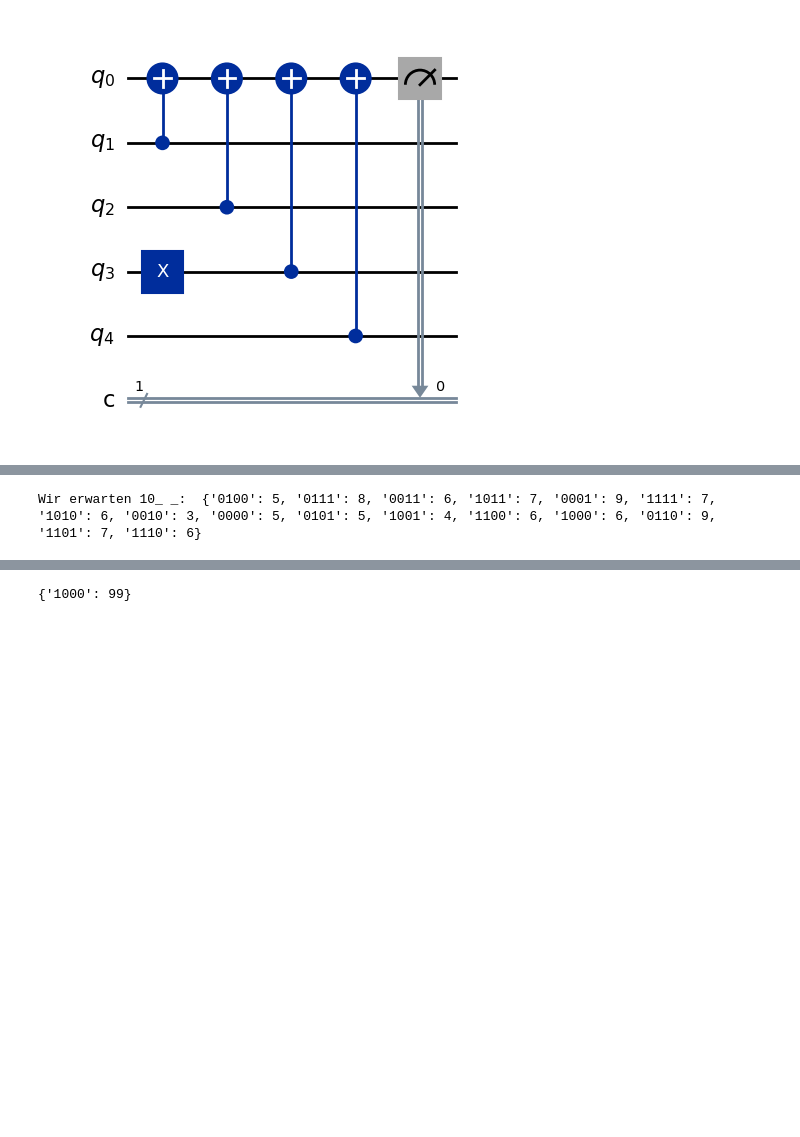
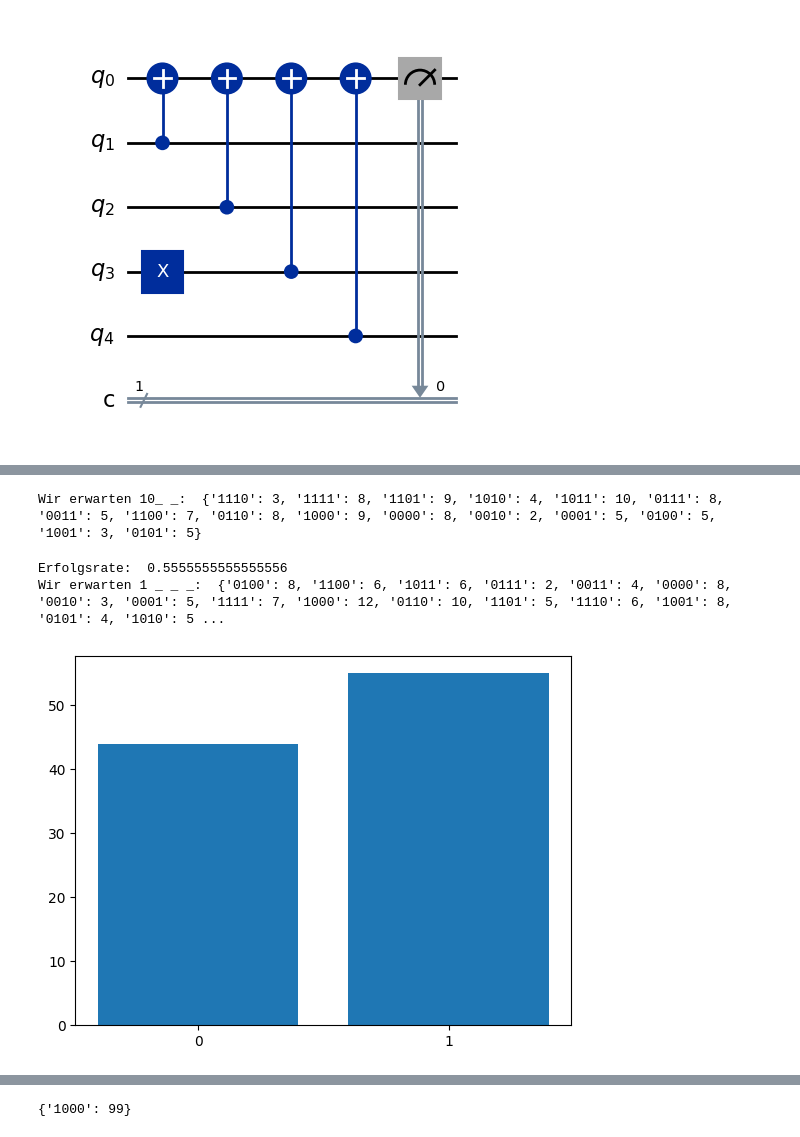
Before and after one commit to RicemanBoy/qc_researchproject, a Jupyter notebook: Rotated Surface Code/Eigener Surface Code.ipynb, the cells around one changed output, grey strips where cells are left out. Cells and saved outputs as stored; diff of their text form; code cells hidden in the pictures; blank space fills up the shorter version.

```diff
--- a/Rotated Surface Code/Eigener Surface Code.ipynb
+++ b/Rotated Surface Code/Eigener Surface Code.ipynb
@@ -657,5 +719,5 @@ print(counts)
 # %%
-depolarizing_prob = 0.1
+depolarizing_prob = 0.03
 dep_error = depolarizing_error(depolarizing_prob, 1)
 dep_error_2q = depolarizing_error(depolarizing_prob, 2)
 
@@ -671,11 +733,11 @@ ancilla = qc.num_qubits - 2
 
 qc = X_L(qc, n = 1)
 
-qc = stabilize(qc,False,1)
+qc = QEC(qc, False, pos = 1, iterations = 3)
 
 qc = Hadamard(qc, pos=0)
 
-qc = stabilize(qc,True,0)
+qc = QEC(qc, True, pos = 0, iterations = 3)
 
 # qc = control_S_L(qc,"00")
 # qc = control_S_L(qc,"00")
@@ -711,5 +773,72 @@ result = job.result()
 counts = result.get_counts()
 print("Wir erwarten 10_ _: ",counts)
 # %% [output]
-Wir erwarten 10_ _:  {'0100': 5, '0111': 8, '0011': 6, '1011': 7, '0001': 9, '1111': 7, '1010': 6, '0010': 3, '0000': 5, '0101': 5, '1001': 4, '1100': 6, '1000': 6, '0110': 9, '1101': 7, '1110': 6}
+Wir erwarten 10_ _:  {'1110': 3, '1111': 8, '1101': 9, '1010': 4, '1011': 10, '0111': 8, '0011': 5, '1100': 7, '0110': 8, '1000': 9, '0000': 8, '0010': 2, '0001': 5, '0100': 5, '1001': 3, '0101': 5}
+# %%
+#Implementation von iQPE für 2 Iterationen mit Theta=90°  : Erste Iteration
+
+qc = rot_surf_code(2)
+
+ancilla = qc.num_qubits - 2
+
+qc = X_L(qc, n = 1)
+
+qc = QEC(qc, False, pos = 1, iterations = 3)
+
+qc = Hadamard(qc, pos=0)
+
+qc = QEC(qc, True, pos = 0, iterations = 3)
+
+# qc = control_S_L(qc,"00")
+# qc = control_S_L(qc,"00")
+qc = control_Z_L(qc,control=0,target=1)
+
+qc = QEC(qc, True, pos = 0, iterations = 3)
+
+qc = Hadamard(qc ,pos=0)
+
+#qc.x(5)
+
+qc = QEC(qc, False, pos = 0, iterations = 3)
+
+qc.reset(ancilla)
+
+qc = Z_parity(qc,hadamard = False,pos=0)
+
+qc.measure(ancilla,3)
+
+shots = 99
+sim = AerSimulator()
+job = sim.run(qc, noise_model=noise_model, shots=shots)
+result = job.result()
+counts = result.get_counts()
+
+x = list(counts.keys())
+x = [i[0] for i in x]
+y_old = list(counts.values())
+
+success  =  0
+for i in range(len(x)):
+    if x[i] == "1":
+        success += y_old[i]
+
+print("Erfolgsrate: ", success/shots)
+
+y = [0,0]
+
+for i in range(len(x)):
+    if x[i] == "0":
+        y[0] += y_old[i]
+    elif x[i] == "1":
+        y[1] += y_old[i]
+
+x = ["0","1"]
+
+plt.bar(x,y)
+
+print("Wir erwarten 1 _ _ _: ",counts)
+# %% [output]
+Erfolgsrate:  0.5555555555555556
+Wir erwarten 1 _ _ _:  {'0100': 8, '1100': 6, '1011': 6, '0111': 2, '0011': 4, '0000': 8, '0010': 3, '0001': 5, '1111': 7, '1000': 12, '0110': 10, '1101': 5, '1110': 6, '1001': 8, '0101': 4, '1010': 5 ...
+[figure, added]
 # %%
```
Also changed, not shown: parts of 7 cells of this notebook.
